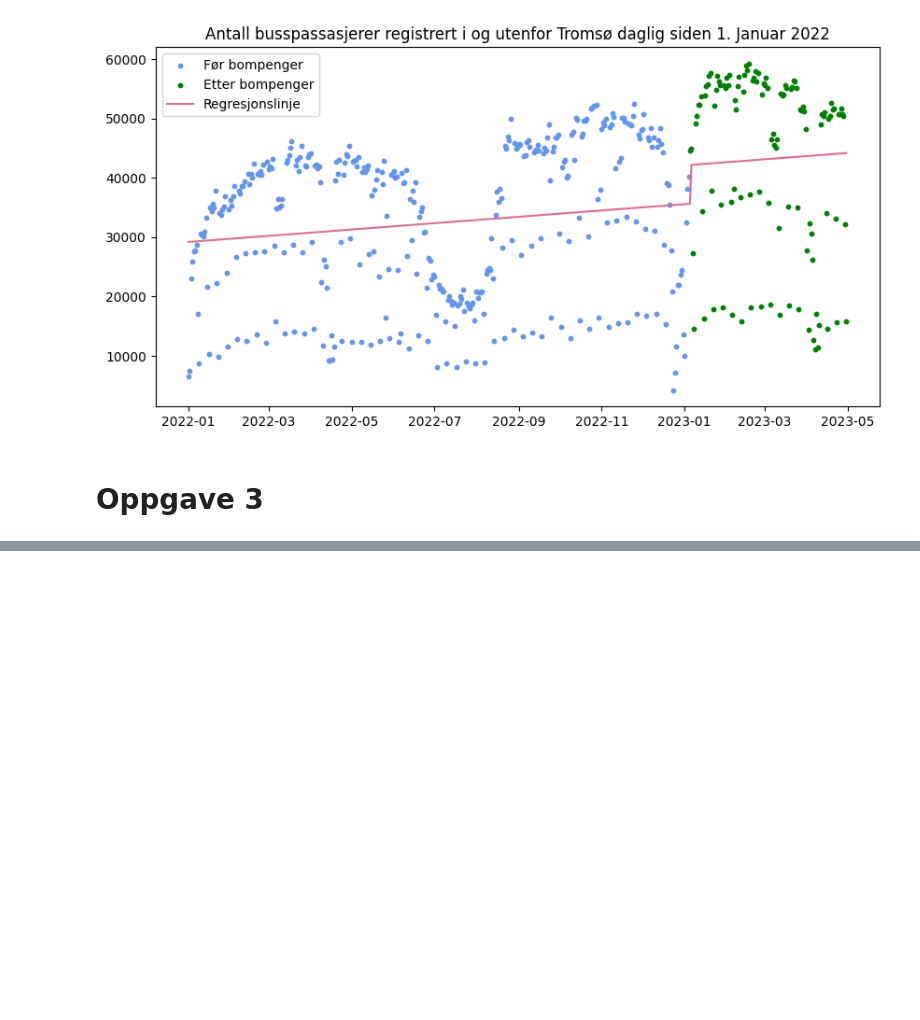
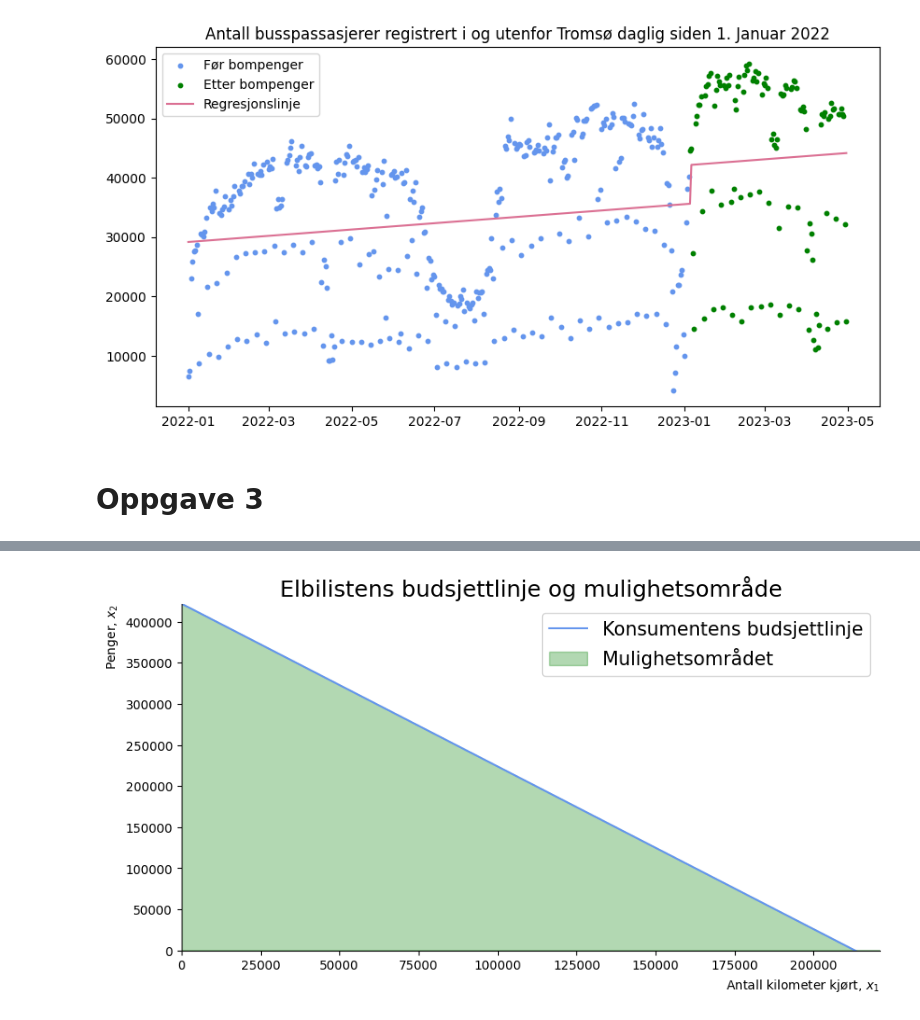
Before and after one commit to DanielFabioG/SOK-1003-og-SOK-1006, a Jupyter notebook: sok-1006/Mappeoppgaver/Kand_nr_17_Mikro_Mappe2_V2023_1006.ipynb, the cells around one changed output, grey strips where cells are left out. Saved outputs shown, nothing was run; the diff lists cells and outputs as text; code cells hidden in the pictures; blank space fills up the shorter version.

```diff
--- a/sok-1006/Mappeoppgaver/Kand_nr_17_Mikro_Mappe2_V2023_1006.ipynb
+++ b/sok-1006/Mappeoppgaver/Kand_nr_17_Mikro_Mappe2_V2023_1006.ipynb
@@ -600,0 +469,40 @@ ax[1].legend(loc='best', fontsize=15);
+# %%
+# Definerer funksjonen som skal brukes til å lage figurer
+def create_ax():
+                fig, ax = plt.subplots(figsize=(10, 5))
+                ax.set_ylabel('Penger, $x_2$', loc='top')
+                ax.set_xlabel('Antall kilometer kjørt, $x_1$', loc='right')
+                ax.spines['top'].set_color('none')
+                ax.spines['right'].set_color('none')
+                return fig, ax
+
+# Definerer budsjettfunksjonen
+def budsjett(M, p1, p2, x1):
+    return (M - p1 * x1) / p2
+
+# Definerer tallgrunnlaget som skal brukes i budsjettfunksjonen
+M = 422000
+p1 = 1.98
+p2 = 1
+x1_range = np.linspace(0, M, 1000)
+x2_range = budsjett(M, p1, p2, x1_range)
+
+# Starter på første figur for kapittel 3
+fig, ax = create_ax()
+
+# Setter inn verdier for M, p1 og p2 for elbilisten
+ax.plot(x1_range, x2_range, color="cornflowerblue", label = 'Konsumentens budsjettlinje')
+
+# Fyller inn mulighetsområdet
+ax.fill_between(x1_range, 0, x2_range, color = "green",alpha = 0.3,label='Mulighetsområdet')
+
+# fixing x and y limits
+ax.set_title('Elbilistens budsjettlinje og mulighetsområde', size=18)
+
+ax.set_xlim(0, 442000/2)
+ax.set_ylim(0, 422000)
+
+# Legende
+ax.legend(loc='best', fontsize=15);
+# %% [output]
+[figure, added]
```
Also changed, not shown: parts of 14 cells of this notebook, 3 other files.
